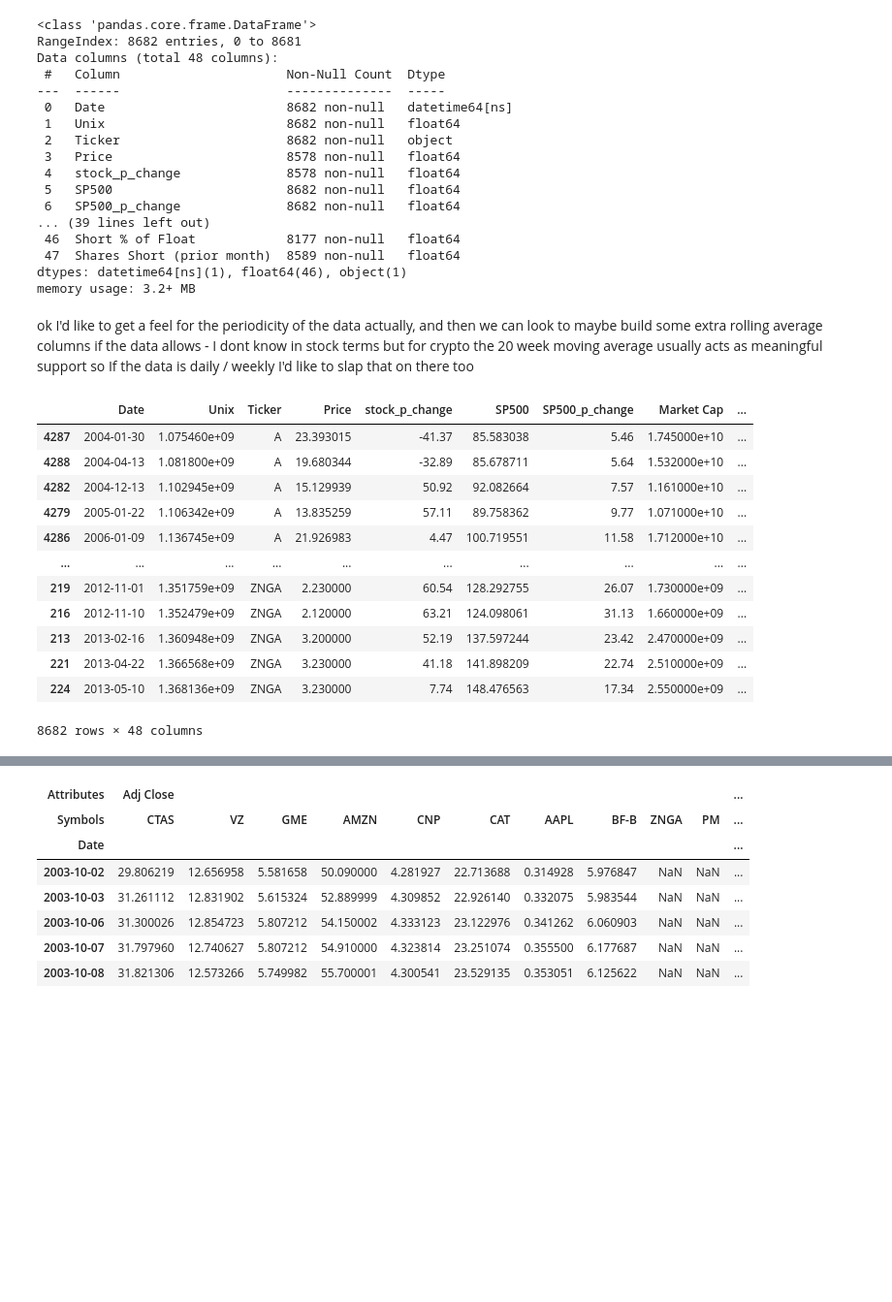
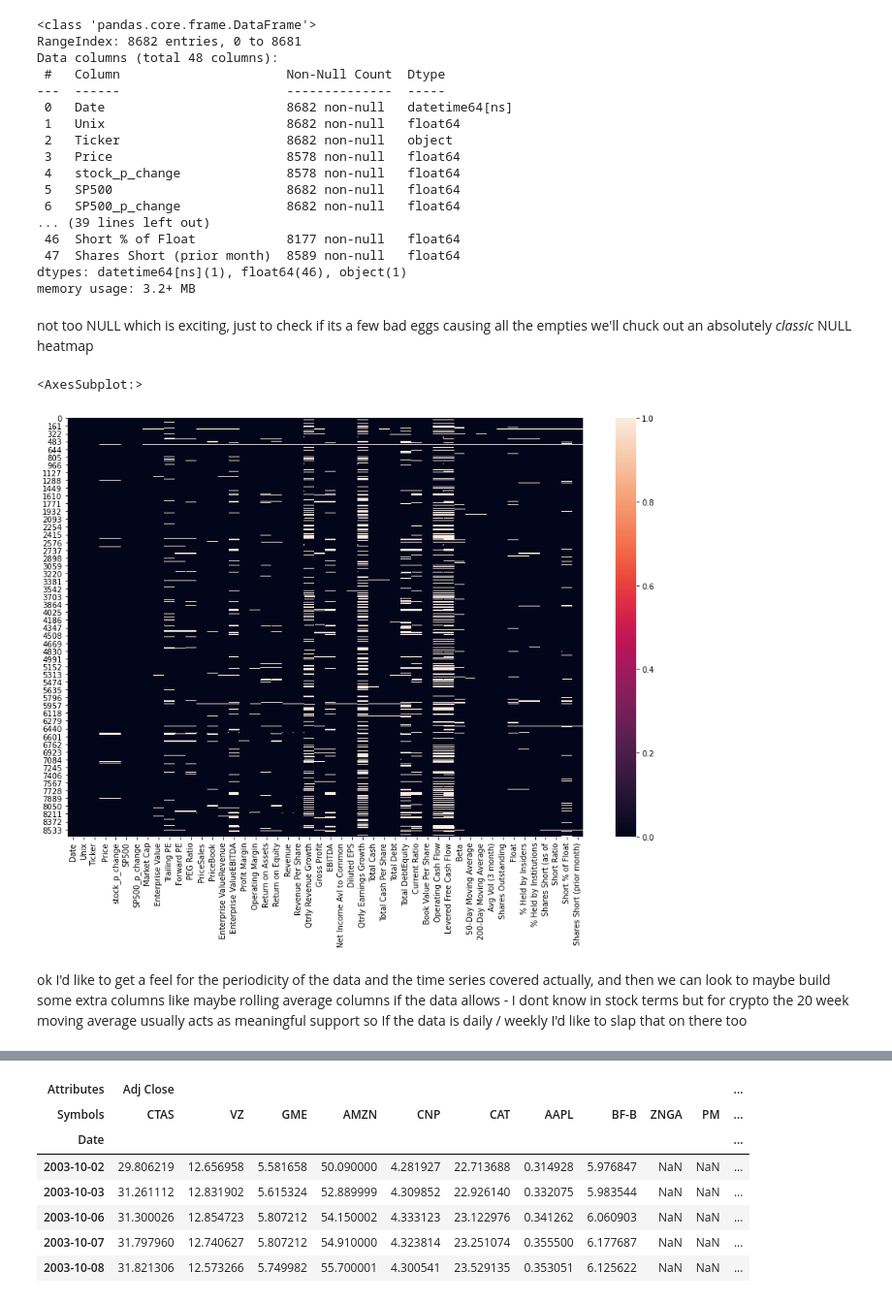
Before and after one commit to JohnStokes228/stock_data_analysis, a Jupyter notebook: data_engineering.ipynb, the cells around one changed output, grey strips where cells are left out. Shown at 97% size. Saved outputs shown, nothing was run; the diff lists cells and outputs as text; code cells hidden in the pictures; blank space fills up the shorter version.

```diff
--- a/data_engineering.ipynb
+++ b/data_engineering.ipynb
@@ -52,21 +44,14 @@ Data columns (total 48 columns):
  47  Shares Short (prior month)  8589 non-null   float64
 dtypes: datetime64[ns](1), float64(46), object(1)
 memory usage: 3.2+ MB
+# %% [markdown]
+not too NULL which is exciting, just to check if its a few bad eggs causing all the empties we'll chuck out an absolutely  *classic* NULL heatmap
+# %%
+fig, ax = plt.subplots(figsize=(15, 10))
+
+sns.heatmap(df.isnull(), ax=ax)
+# %% [output]
+<AxesSubplot:>
+[figure, added]
 # %% [markdown]
-ok I'd like to get a feel for the periodicity of the data actually, and then we can look to maybe build some extra rolling average columns if the data allows - I dont know in stock terms but for crypto the 20 week moving average usually acts as meaningful support so If the data is daily / weekly I'd like to slap that on there too
+ok I'd like to get a feel for the periodicity of the data and the time series covered actually, and then we can look to maybe build some extra columns like maybe rolling average columns if the data allows - I dont know in stock terms but for crypto the 20 week moving average usually acts as meaningful support so If the data is daily / weekly I'd like to slap that on there too
-# %%
-df.sort_values(['Ticker', 'Date'])
-# %% [output]
-|  | Date | Unix | Ticker | Price | stock_p_change | SP500 | SP500_p_change | Market Cap | ... |
-| 4287 | 2004-01-30 | 1.075460e+09 | A | 23.393015 | -41.37 | 85.583038 | 5.46 | 1.745000e+10 | ... |
-| 4288 | 2004-04-13 | 1.081800e+09 | A | 19.680344 | -32.89 | 85.678711 | 5.64 | 1.532000e+10 | ... |
-| 4282 | 2004-12-13 | 1.102945e+09 | A | 15.129939 | 50.92 | 92.082664 | 7.57 | 1.161000e+10 | ... |
-| 4279 | 2005-01-22 | 1.106342e+09 | A | 13.835259 | 57.11 | 89.758362 | 9.77 | 1.071000e+10 | ... |
-| 4286 | 2006-01-09 | 1.136745e+09 | A | 21.926983 | 4.47 | 100.719551 | 11.58 | 1.712000e+10 | ... |
-| ... | ... | ... | ... | ... | ... | ... | ... | ... | ... |
-| 219 | 2012-11-01 | 1.351759e+09 | ZNGA | 2.230000 | 60.54 | 128.292755 | 26.07 | 1.730000e+09 | ... |
-| 216 | 2012-11-10 | 1.352479e+09 | ZNGA | 2.120000 | 63.21 | 124.098061 | 31.13 | 1.660000e+09 | ... |
-| 213 | 2013-02-16 | 1.360948e+09 | ZNGA | 3.200000 | 52.19 | 137.597244 | 23.42 | 2.470000e+09 | ... |
-| 221 | 2013-04-22 | 1.366568e+09 | ZNGA | 3.230000 | 41.18 | 141.898209 | 22.74 | 2.510000e+09 | ... |
-| 224 | 2013-05-10 | 1.368136e+09 | ZNGA | 3.230000 | 7.74 | 148.476563 | 17.34 | 2.550000e+09 | ... |
-8682 rows × 48 columns
```
Also changed, not shown: parts of 8 cells of this notebook.
